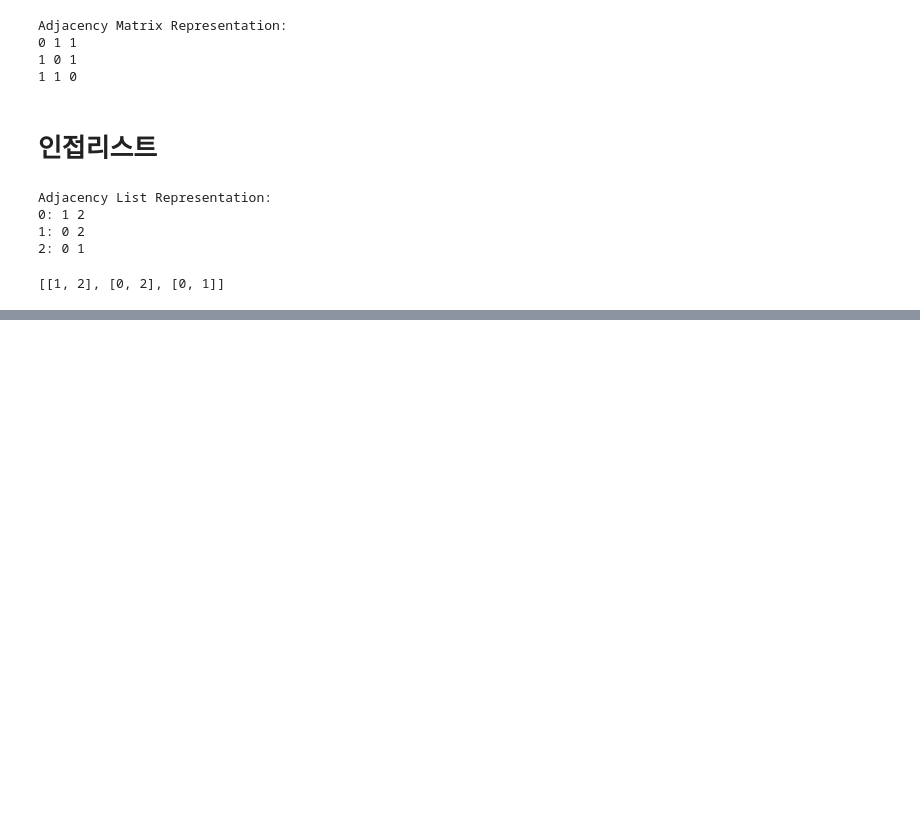
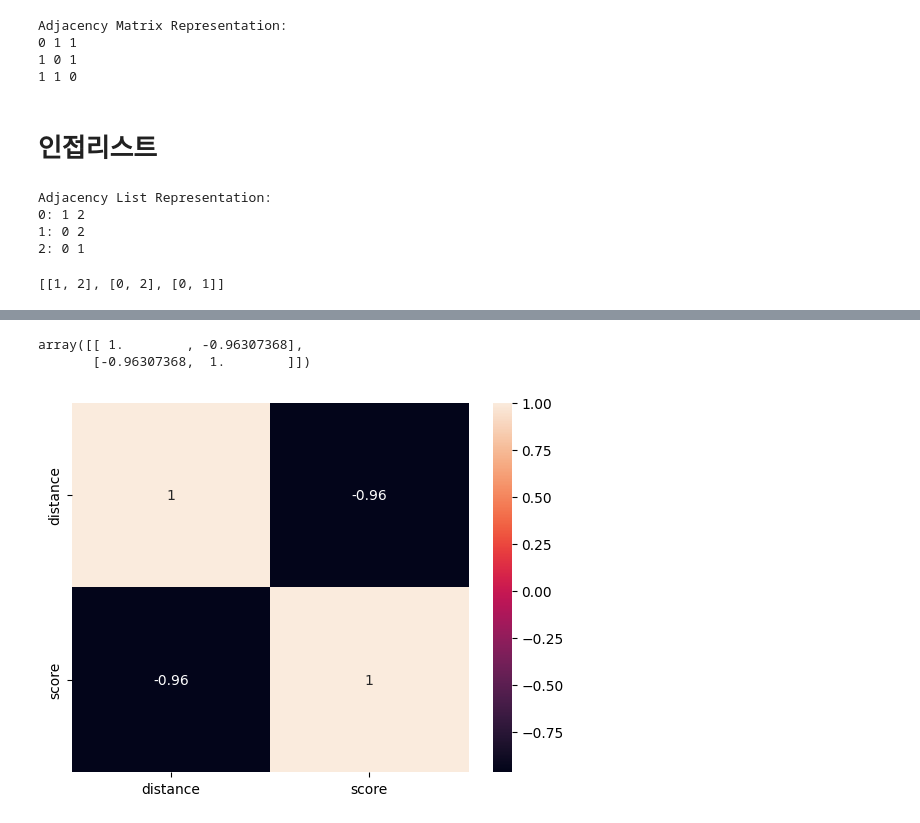
Before and after one commit to denverkim/ALGORITHM, a Jupyter notebook: LAB9.ipynb, the cells around one changed output, grey strips where cells are left out. Cells and saved outputs as stored; diff of their text form; code cells hidden in the pictures; blank space fills up the shorter version.

```diff
--- a/LAB9.ipynb
+++ b/LAB9.ipynb
@@ -77,3 +77,13 @@ Adjacency List Representation:
 adj
 # %% [output]
 [[1, 2], [0, 2], [0, 1]]
+# %%
+# 상관관계 분석
+distance = [277.6, 259.5, 269.1, 267, 255.6, 272.9]
+score = [69, 71, 70, 70, 71, 69]
+# %%
+import pandas as pd
+
+golf = pd.DataFrame({'distance': distance,
+              'score': score})
+golf
@@ -79,0 +98,14 @@ adj
+# %%
+import numpy as np
+np.corrcoef(golf.distance, golf.score)
+# %% [output]
+array([[ 1.        , -0.96307368],
+       [-0.96307368,  1.        ]])
+# %%
+import matplotlib.pyplot as plt
+import seaborn as sns
+
+sns.heatmap(golf.corr(), annot=True)
+plt.show()
+# %% [output]
+[figure, added]
```
Also changed, not shown: parts of 4 cells of this notebook.
